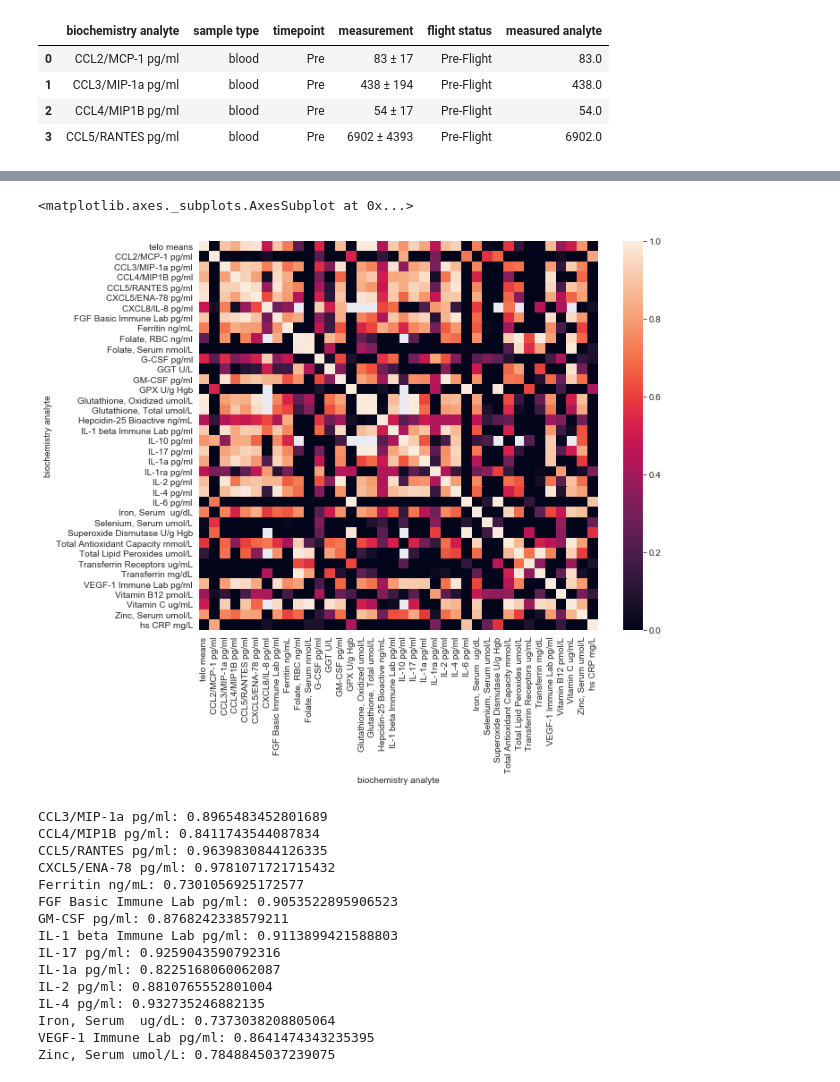
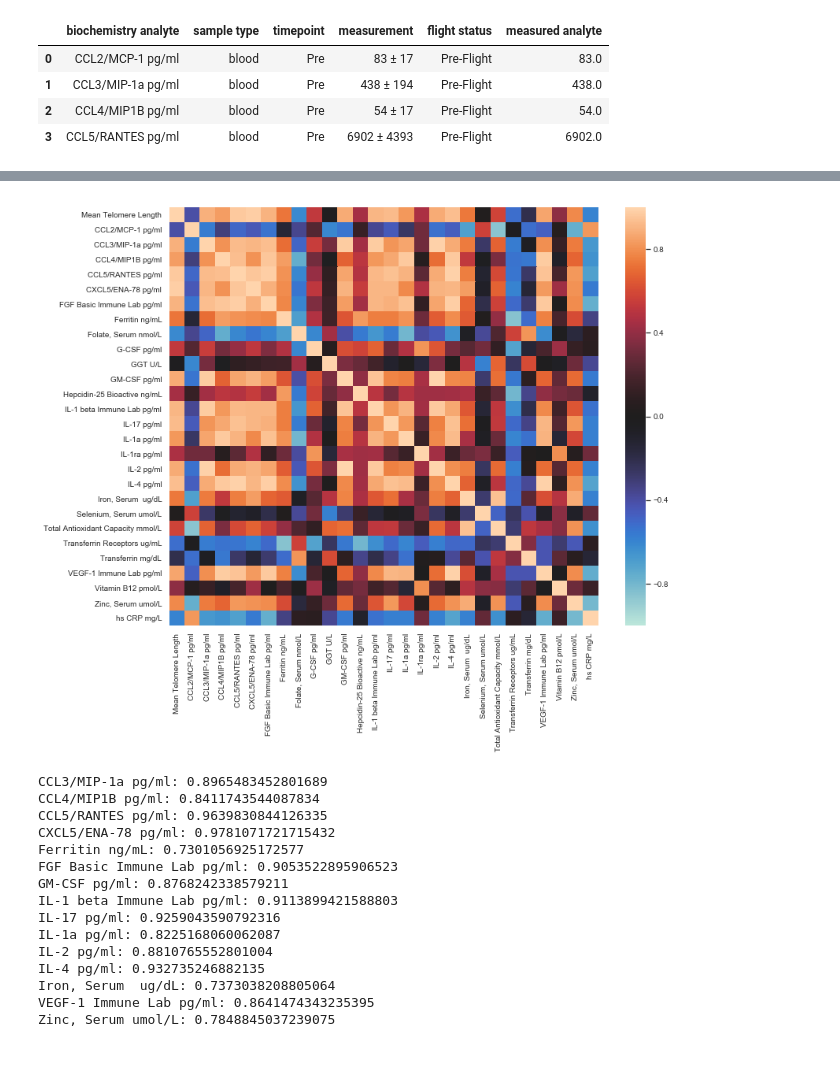
Before and after one commit to Jared-Luxton/NASA-astronauts-telomeres-chromosomes, a Jupyter notebook: NASA_telomeres/03a NASA Astros Telo Data Visualization and Stats.ipynb, the cells around one changed output, grey strips where cells are left out. Saved outputs shown, nothing was run; the diff lists cells and outputs as text; code cells hidden in the pictures.

```diff
--- a/NASA_telomeres/03a NASA Astros Telo Data Visualization and Stats.ipynb
+++ b/NASA_telomeres/03a NASA Astros Telo Data Visualization and Stats.ipynb
@@ -557,14 +571,17 @@ requirements.txt
-# %%
-pivot_merge_blood_telos = merge_blood_telos.pivot_table(index=['timepoint', 'sample type', 'flight status', 'telo means'],
-                                                        columns='biochemistry analyte', values='measured analyte').reset_index()
-
-pivot_merge_blood_telos.to_csv('../excel data/pivot_merge_blood_telos.csv', index=False)
-# %%
-plt.figure(figsize=(10,8))
-sns.heatmap(pivot_merge_blood_telos.corr(), vmin=0, vmax=1)
-# %% [output]
-<matplotlib.axes._subplots.AxesSubplot at 0x...>
-[figure, removed]
+# %%
+drop_na_pivot_merge_blood_telos = pivot_merge_blood_telos.dropna(axis=1)
+# %%
+plt.figure(figsize=(12,10))
+ax = sns.heatmap(drop_na_pivot_merge_blood_telos.corr(),
+                 vmin=-1, vmax=1, center=0,)
+ax.set_xlabel('')
+ax.set_ylabel('')
+ax.figure.tight_layout()
+# sns.set(font_scale=.9)
+
+plt.savefig('graph data/biochemistry correlations/biochemistry blood corr.png', dpi=400)
+# %% [output]
+[figure, added]
 # %%
 beta_groups = merge_grouped_blood_telos.groupby('biochemistry analyte')
 
```
Also changed, not shown: parts of 13 cells of this notebook.
